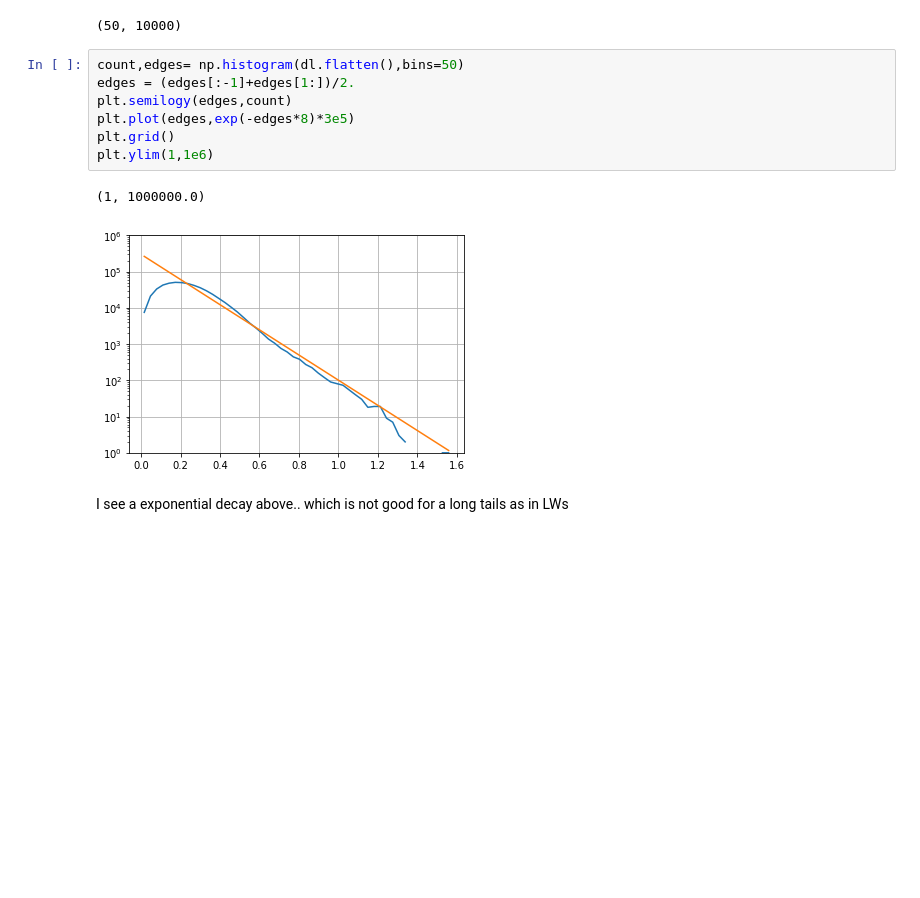
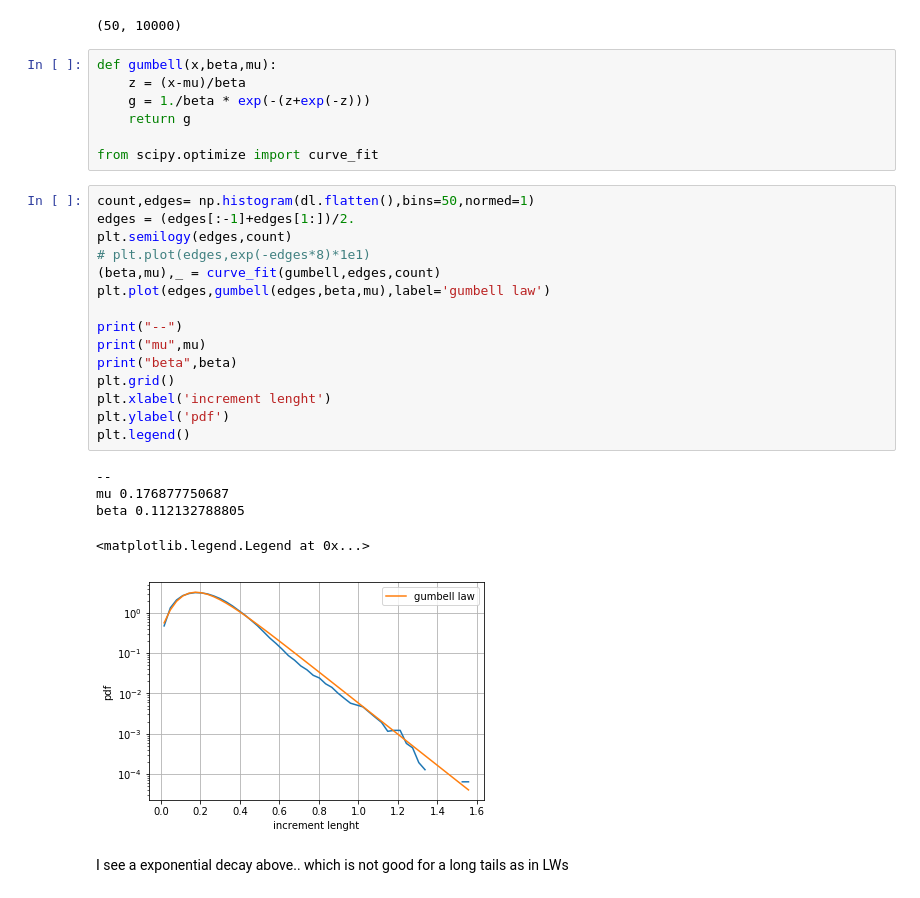
Before and after one commit to shrokmel/streaming, a Jupyter notebook: ok.ipynb, the cells around one changed output. Saved outputs shown, nothing was run; the diff lists cells and outputs as text; blank space fills up the shorter version.

Commit message:
gumbell law fit

```diff
--- a/ok.ipynb
+++ b/ok.ipynb
@@ -29,16 +29,34 @@ dl = (increments**2).sum(axis=1)**.5
 dl.shape
 # %% [output]
 (50, 10000)
+# %%
+def gumbell(x,beta,mu):
+    z = (x-mu)/beta
+    g = 1./beta * exp(-(z+exp(-z)))
+    return g
+
+from scipy.optimize import curve_fit
 # %%
-count,edges= np.histogram(dl.flatten(),bins=50)
+count,edges= np.histogram(dl.flatten(),bins=50,normed=1)
 edges = (edges[:-1]+edges[1:])/2.
 plt.semilogy(edges,count)
-plt.plot(edges,exp(-edges*8)*3e5)
+# plt.plot(edges,exp(-edges*8)*1e1)
+(beta,mu),_ = curve_fit(gumbell,edges,count)
+plt.plot(edges,gumbell(edges,beta,mu),label='gumbell law')
+
+print("--")
+print("mu",mu)
+print("beta",beta)
 plt.grid()
-plt.ylim(1,1e6)
+plt.xlabel('increment lenght')
+plt.ylabel('pdf')
+plt.legend()
 # %% [output]
-(1, 1000000.0)
+--
+mu 0.176877750687
+beta 0.112132788805
+<matplotlib.legend.Legend at 0x...>
-[figure, old version]
+[figure, new version]
 # %% [markdown]
 I see a exponential decay above.. which is not good for a long tails
 as in LWs
```
